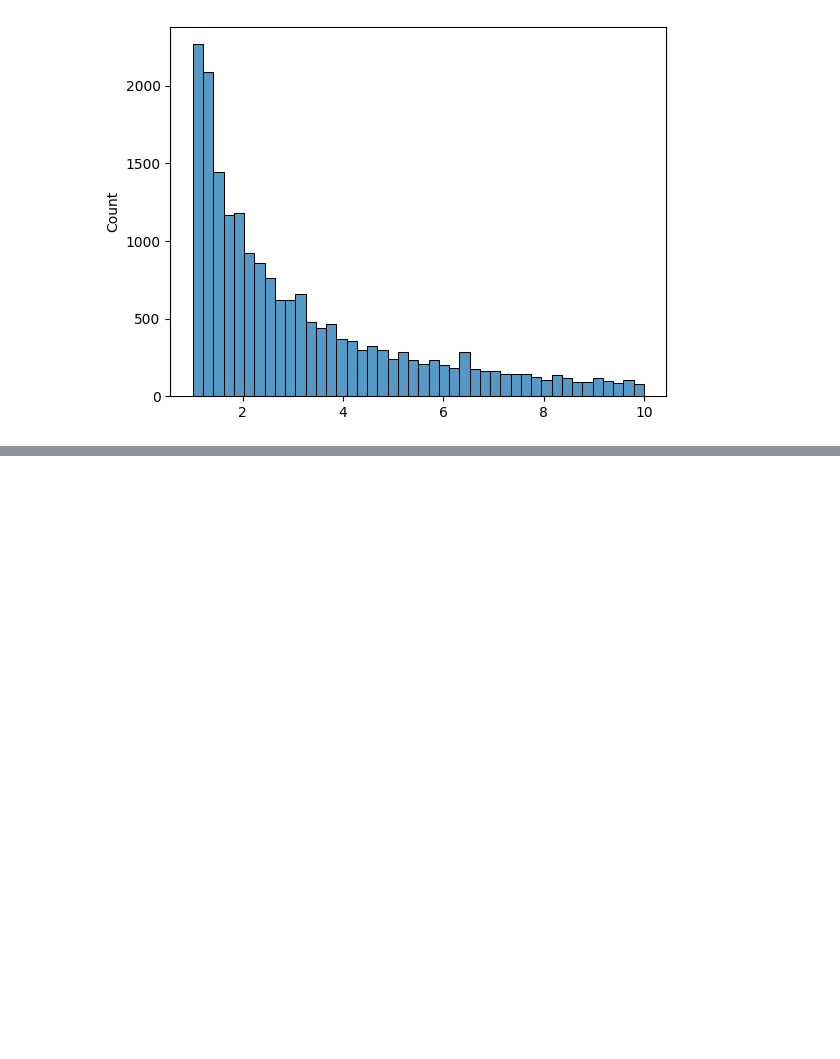
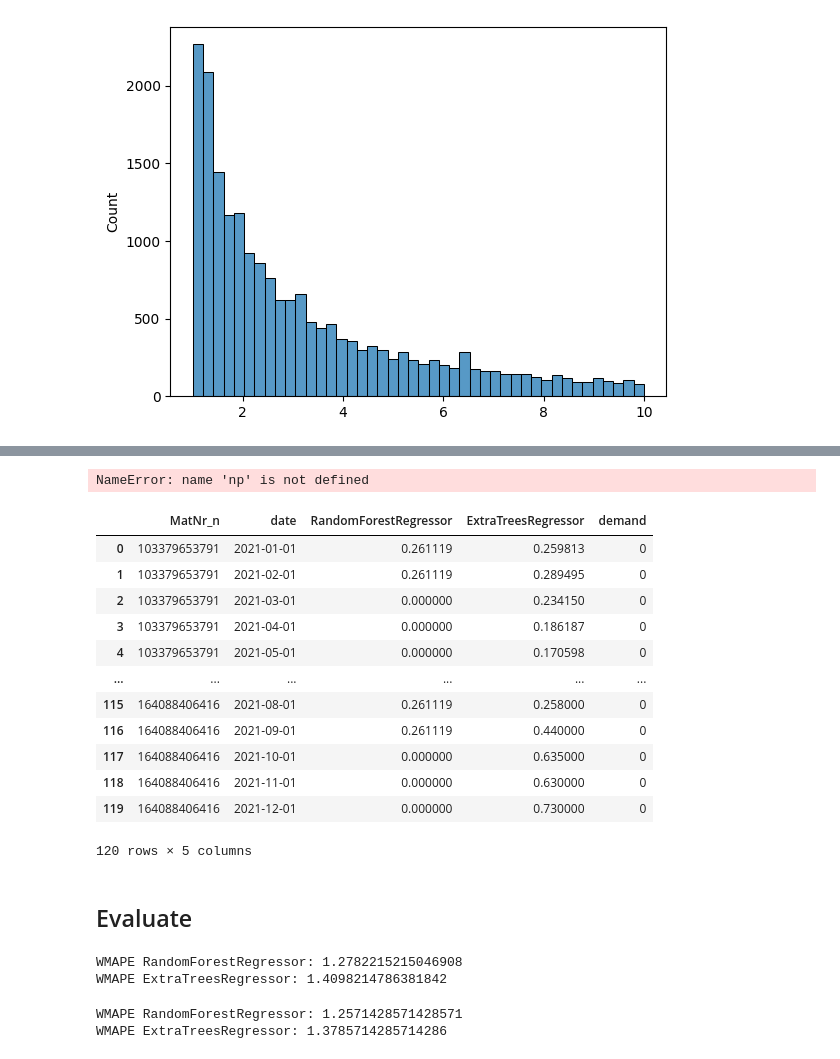
Before and after one commit to 2ThuyThuy/kaggle_reseach, a Jupyter notebook: sanitarisiert/EDA and training model.ipynb, the cells around one changed output, grey strips where cells are left out. Drawn from its saved outputs; the diff is of its cells as text; code cells hidden in the pictures; blank space fills up the shorter version.

```diff
--- a/sanitarisiert/EDA data.ipynb
+++ b/sanitarisiert/EDA and training model.ipynb
@@ -459,0 +650,2 @@ KeyError: 22
+# %%
+p = model.predict(horizon=12, dynamic_dfs=[mini_test[['MatNr_n', 'date']]])
@@ -459,0 +668,3 @@ KeyError: 22
+# %%
+p = p.sort_values(by = ['MatNr_n','date'])
+p.head()
@@ -459,0 +694,11 @@ KeyError: 22
+# %%
+p.date = p.date.values +  pd.Timedelta(days=1)
+# %%
+index = np.random.choice(mini_train.MatNr_n.unique())
+# plt.plot(mini_train[mini_train['MatNr_n'] == index].date, mini_train[mini_train['MatNr_n'] == index].demand, label = "demand");
+plt.plot(mini_test[mini_test['MatNr_n'] == index].date,mini_test[mini_test['MatNr_n'] == index].demand, label = "demand");
+plt.plot(p[p['MatNr_n'] == index].date,p[p['MatNr_n'] == index].RandomForestRegressor, label = "RandomForestRegressor");
+plt.plot(p[p['MatNr_n'] == index].date,p[p['MatNr_n'] == index].ExtraTreesRegressor, label = "ExtraTreesRegressor");
+plt.legend()
+# %% [output]
+NameError: name 'np' is not defined
@@ -459,0 +707,18 @@ KeyError: 22
+# %%
+p
+# %% [output]
+|  | MatNr_n | date | RandomForestRegressor | ExtraTreesRegressor | demand |
+| 0 | 103379653791 | 2021-01-01 | 0.261119 | 0.259813 | 0 |
+| 1 | 103379653791 | 2021-02-01 | 0.261119 | 0.289495 | 0 |
+| 2 | 103379653791 | 2021-03-01 | 0.000000 | 0.234150 | 0 |
+| 3 | 103379653791 | 2021-04-01 | 0.000000 | 0.186187 | 0 |
+| 4 | 103379653791 | 2021-05-01 | 0.000000 | 0.170598 | 0 |
+| ... | ... | ... | ... | ... | ... |
+| 115 | 164088406416 | 2021-08-01 | 0.261119 | 0.258000 | 0 |
+| 116 | 164088406416 | 2021-09-01 | 0.261119 | 0.440000 | 0 |
+| 117 | 164088406416 | 2021-10-01 | 0.000000 | 0.635000 | 0 |
+| 118 | 164088406416 | 2021-11-01 | 0.000000 | 0.630000 | 0 |
+| 119 | 164088406416 | 2021-12-01 | 0.000000 | 0.730000 | 0 |
+120 rows × 5 columns
+# %% [markdown]
+## Evaluate
@@ -459,0 +728,8 @@ KeyError: 22
+# %%
+def wmape(y_true, y_pred):
+    return np.abs(y_true - y_pred).sum() / np.abs(y_true).sum()
+
+print(f"WMAPE RandomForestRegressor: {wmape(pred['demand'], pred['RandomForestRegressor'])}\nWMAPE ExtraTreesRegressor: {wmape(pred['demand'], pred['ExtraTreesRegressor'])}")
+# %% [output]
+WMAPE RandomForestRegressor: 1.2782215215046908
+WMAPE ExtraTreesRegressor: 1.4098214786381842
@@ -459,0 +739,5 @@ KeyError: 22
+# %%
+print(f"WMAPE RandomForestRegressor: {wmape(pred['demand'], pred['r_RFR'])}\nWMAPE ExtraTreesRegressor: {wmape(pred['demand'], pred['r_ETR'])}")
+# %% [output]
+WMAPE RandomForestRegressor: 1.2571428571428571
+WMAPE ExtraTreesRegressor: 1.3785714285714286
```
Also changed, not shown: parts of 43 cells of this notebook, 2 other files.
